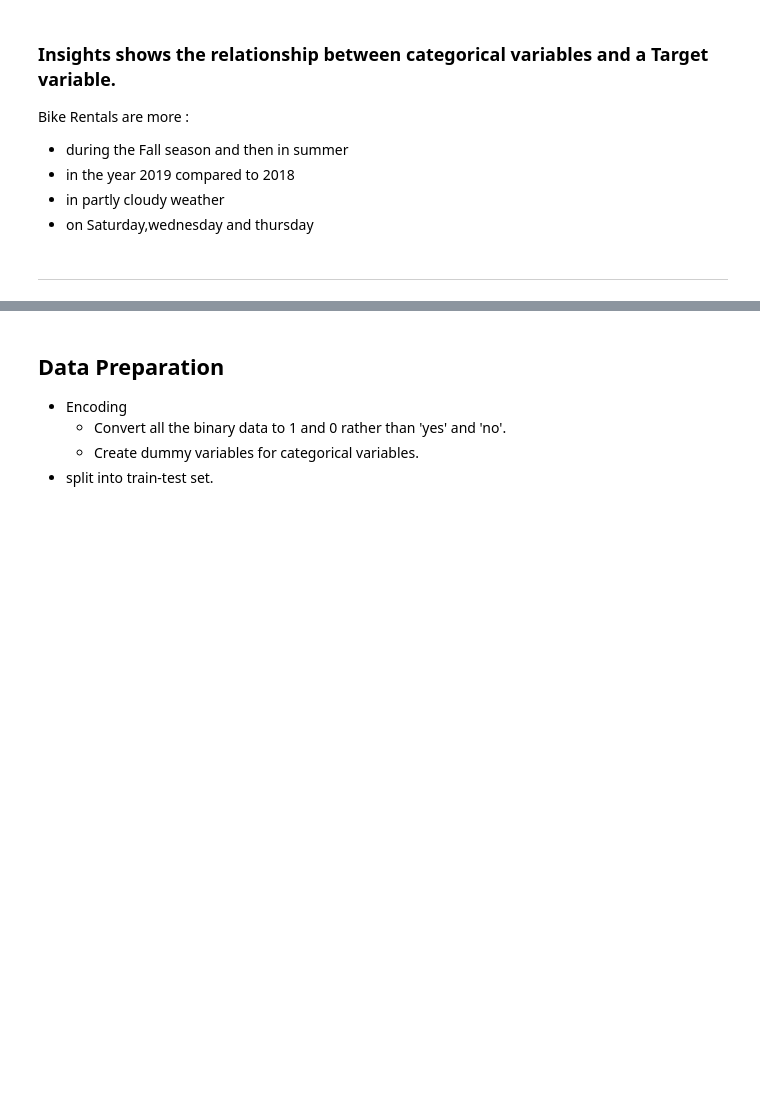
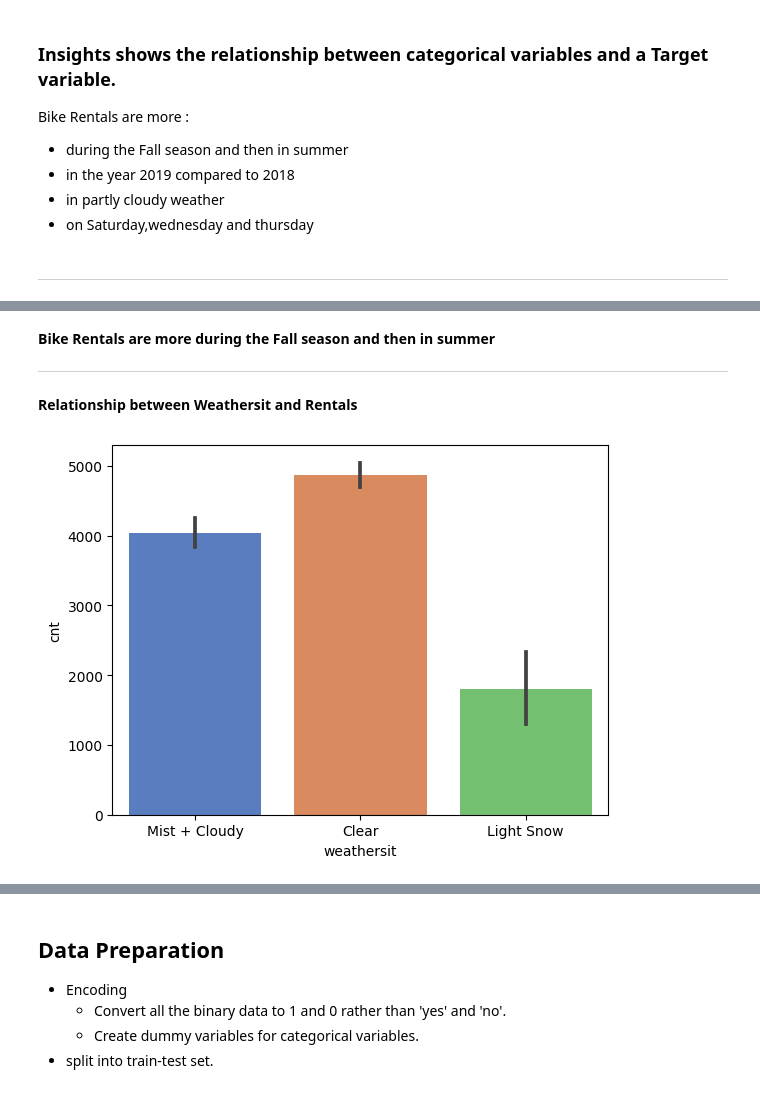
Before and after one commit to jaisharma06/BikeSharingAssignment, a Jupyter notebook: bike_sharing.ipynb, the cells around one changed output, grey strips where cells are left out. Saved outputs shown, nothing was run; the diff lists cells and outputs as text; code cells hidden in the pictures; blank space fills up the shorter version.

```diff
--- a/bike_sharing.ipynb
+++ b/bike_sharing.ipynb
@@ -185,0 +195,10 @@ ___
+# %% [markdown]
+**Bike Rentals are more during the Fall season and then in summer**
+___
+# %% [markdown]
+**Relationship between Weathersit and Rentals**
+# %%
+sns.barplot(x = 'weathersit', y = 'cnt',palette="muted",data=boom_bikes)
+plt.show()
+# %% [output]
+[figure, added]
```
Also changed, not shown: parts of 16 cells of this notebook.
